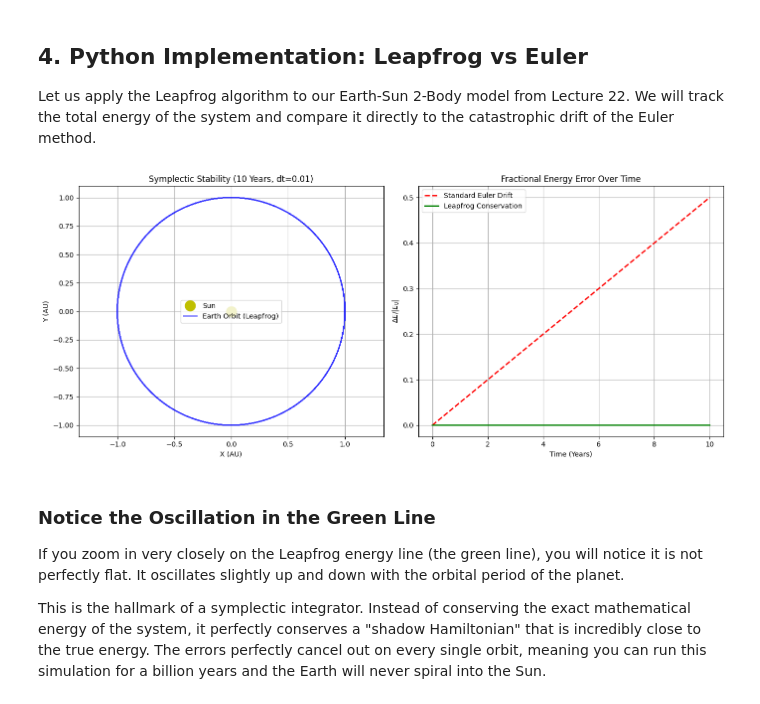
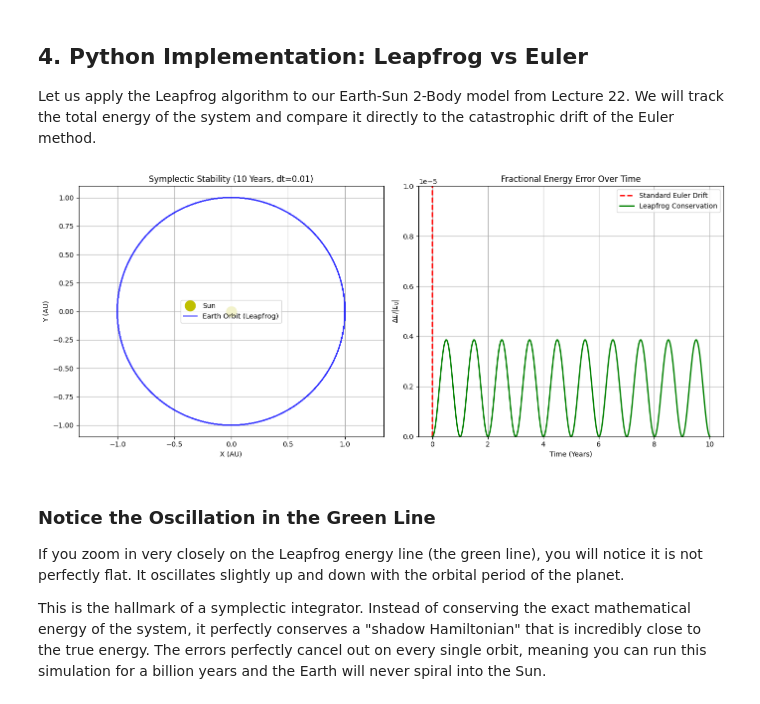
Before and after one commit to niteshchandra039/niteshchandra039.github.io, a Jupyter notebook: resources/computational_astrophysics/Computational_Astrophysics_lecture_24.ipynb, the cells around one changed output. Cells and saved outputs as stored; diff of their text form; code cells hidden in the pictures.

```diff
--- a/resources/computational_astrophysics/Computational_Astrophysics_lecture_24.ipynb
+++ b/resources/computational_astrophysics/Computational_Astrophysics_lecture_24.ipynb
@@ -135,34 +135,35 @@ for i in range(n_steps):
 euler_energy_hist = lf_energy_hist[0] * (1.0 - 0.05 * time_array)
 
 # 7. Visualization: Energy Conservation
 lf_fractional_error = (lf_energy_hist - lf_energy_hist[0]) / abs(lf_energy_hist[0])
 eu_fractional_error = (euler_energy_hist - lf_energy_hist[0]) / abs(lf_energy_hist[0])
 
 fig, (ax1, ax2) = plt.subplots(1, 2, figsize=(14, 6))
 
 # Plot 1: The Stable Orbit
 ax1.plot(0, 0, 'yo', markersize=15, label="Sun")
 ax1.plot(lf_x2_hist, lf_y2_hist, 'b-', alpha=0.8, label="Earth Orbit (Leapfrog)")
 ax1.set_title(f"Symplectic Stability (10 Years, dt={dt})")
 ax1.set_xlabel("X (AU)")
 ax1.set_ylabel("Y (AU)")
 ax1.axis('equal')
 ax1.legend()
 ax1.grid(True)
 
 # Plot 2: Energy Conservation Comparison
 ax2.plot(time_array, eu_fractional_error, 'r--', lw=2, label="Standard Euler Drift")
 ax2.plot(time_array, lf_fractional_error, 'g-', lw=2, label="Leapfrog Conservation")
 ax2.set_title("Fractional Energy Error Over Time")
 ax2.set_xlabel("Time (Years)")
 ax2.set_ylabel("$\Delta E / |E_0|$")
+ax2.set_ylim(0, 0.00001)
 ax2.legend()
 ax2.grid(True)
 
 plt.tight_layout()
 plt.show()
 # %% [output]
-[figure, old version]
+[figure, new version]
 # %% [markdown]
 ### **Notice the Oscillation in the Green Line**
 If you zoom in very closely on the Leapfrog energy line (the green line), you will notice it is not perfectly flat. It oscillates slightly up and down with the orbital period of the planet.
```
Also changed, not shown: parts of 1 cell of this notebook, 1 other file.
